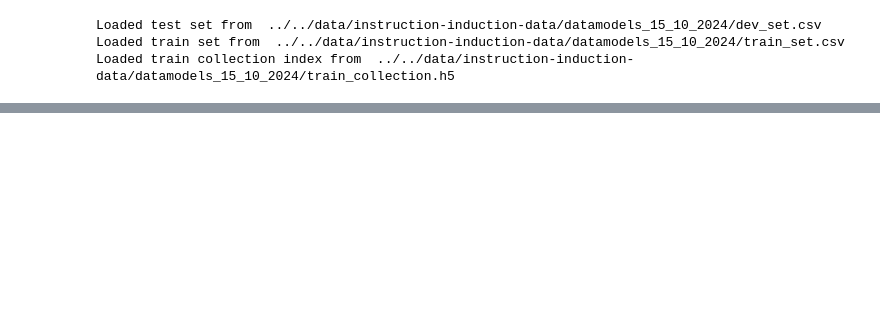
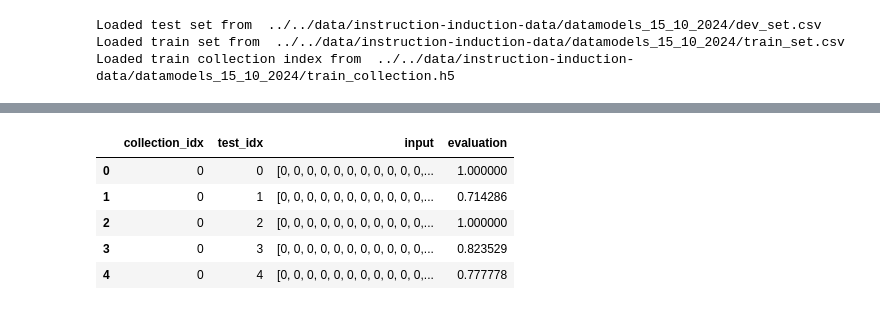
Before and after one commit to CaioRhoden/datamodels-context-reduction, a Jupyter notebook: experiments/datamodels-retriever-comparison/experiment.ipynb, the cells around one changed output, grey strips where cells are left out. Saved outputs shown, nothing was run; the diff lists cells and outputs as text; code cells hidden in the pictures; blank space fills up the shorter version.

```diff
--- a/experiments/datamodels-retriever-comparison/experiment.ipynb
+++ b/experiments/datamodels-retriever-comparison/experiment.ipynb
@@ -115,0 +153,10 @@ KeyboardInterrupt:
+# %%
+df_collection = pd.read_pickle( "../../data/instruction-induction-data/datamodels_15_10_2024/collections/15-10-2024/pre_collection_10.pickle")
+df_collection.head()
+# %% [output]
+|  | collection_idx | test_idx | input | evaluation |
+| 0 | 0 | 0 | [0, 0, 0, 0, 0, 0, 0, 0, 0, 0, 0,... | 1.000000 |
+| 1 | 0 | 1 | [0, 0, 0, 0, 0, 0, 0, 0, 0, 0, 0,... | 0.714286 |
+| 2 | 0 | 2 | [0, 0, 0, 0, 0, 0, 0, 0, 0, 0, 0,... | 1.000000 |
+| 3 | 0 | 3 | [0, 0, 0, 0, 0, 0, 0, 0, 0, 0, 0,... | 0.823529 |
+| 4 | 0 | 4 | [0, 0, 0, 0, 0, 0, 0, 0, 0, 0, 0,... | 0.777778 |
```
Also changed, not shown: parts of 29 cells of this notebook.
